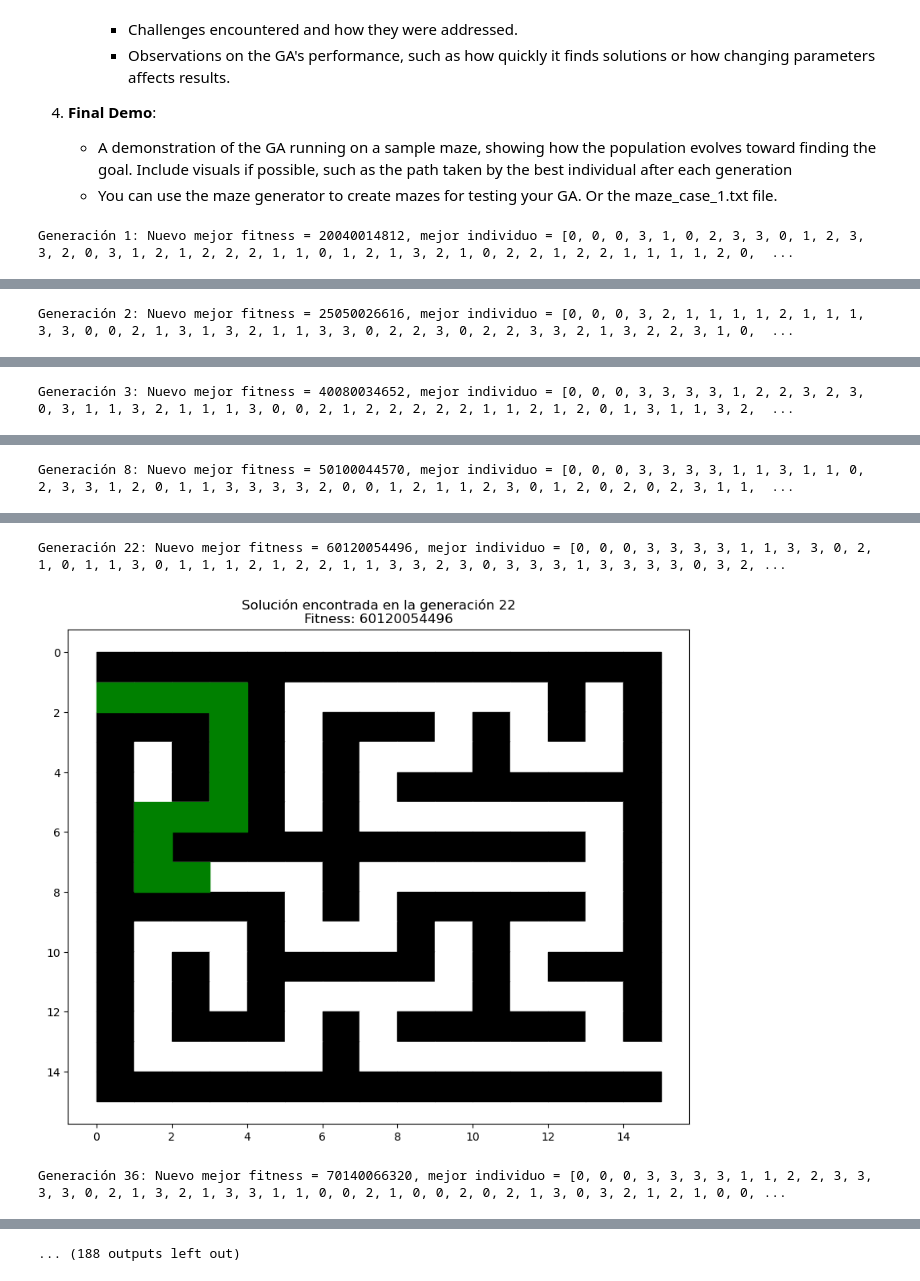
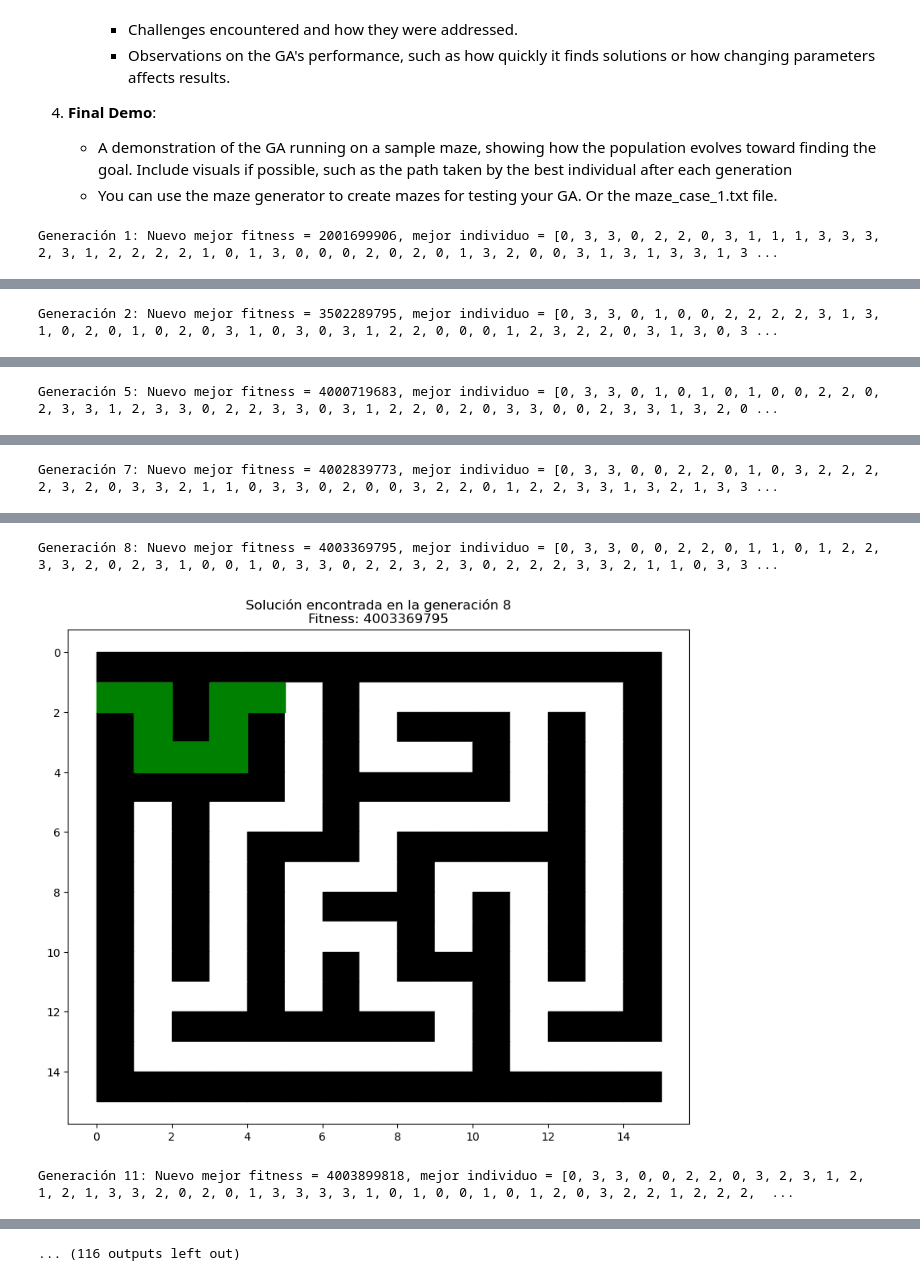
Before and after one commit to Pipeperez1305/LAB5_MOS, a Jupyter notebook: GeneticAlgorithms.ipynb, the cells around one changed output, grey strips where cells are left out. Saved outputs shown, nothing was run; the diff lists cells and outputs as text; code cells hidden in the pictures.

```diff
--- a/GeneticAlgorithms.ipynb
+++ b/GeneticAlgorithms.ipynb
@@ -1051,39 +1051,36 @@ def reward(individuo, maze, start, end):
 
         # Penalización por movimientos ilegales
         if x < 0 or y < 0 or x >= len(maze[0]) or y >= len(maze) or maze[y][x] == 1:
-            score -= 5000  # Penalización ajustada
+            score -= 500000  # Penalización ajustada
             break
 
         # Penalización por quedarse quieto
         if (y, x) == (prev_y, prev_x):
-            score -= 10000  # Penalización por no avanzar
+            score -= 1000000  # Penalización por no avanzar
 
         # Penalización por retroceder (hacer el movimiento opuesto al último)
         if last_move is not None:
             if (last_move == 0 and move == 1) or (last_move == 1 and move == 0) or \
                (last_move == 2 and move == 3) or (last_move == 3 and move == 2):
-                score -= 8000  # Penalización por retroceder
+                score -= 80000  # Penalización por retroceder
 
         last_move = move  # Actualizar el último movimiento
 
         # Recompensa por visitar nuevas celdas
         if (y, x) not in visited:
             visited.add((y, x))
-            score += 10000000
+            score += 1000000
             if maze[y][x] == 0:
-                score += 5000000000  # Recompensa adicional por visitar celdas vacías
+                score += 500000000  # Recompensa adicional por visitar celdas vacías
 
         # Penalización por visitar celdas ya visitadas
         if (y, x) in visited:
-            score -= 500
+            score -= 500000
 
-        # Recompensa por acercarse al objetivo
-        distance_to_goal = abs(x - end[0]) + abs(y - end[1])
-        score += max(0, 500 - distance_to_goal)  # Ajustado para que sea menos abrupto
 
         #Penalización por alejarse o acercarse del objetivo
         distance_to_goal = abs(x - end[0]) + abs(y - end[1])
-        score += max(0, 5000 - distance_to_goal)  # Ajustado para que sea menos abrupto
+        score += max(0, 500000 - distance_to_goal)  # Ajustado para que sea menos abrupto
 
         # Gran recompensa si se alcanza el objetivo
         if (y, x) == end:
@@ -1204,7 +1201,7 @@ def evolve(population, maze, start, end, generations=100, mutation_rate=0.1):
             next_generation.extend([child1, child2])
 
         # Mutación
-        next_generation = [mutate(ind, mutation_rate, generation, MAX_GENERACIONES) for ind in next_generation]
+        next_generation = [mutate(ind, mutation_rate, generation, 1000) for ind in next_generation]
 
         # Actualizar población
         population = next_generation
@@ -1225,10 +1222,10 @@ def evolve(population, maze, start, end, generations=100, mutation_rate=0.1):
 # Configurar parámetros del algoritmo
 start = (0, 1)  # Posición inicial (ajusta según el archivo)
 end = (len(maze)-1,len(maze)-2)  # Posición objetivo (ajusta según el archivo)
-population_size = 800
-genome_length = 200
-generations = 2000
-mutation_rate = 0.1
+population_size = 800 # Tamaño de la población
+genome_length = 150 # Longitud del genoma
+generations = 4000 # Número de generaciones
+mutation_rate = 0.1 # Tasa de mutación
 
 # Inicializar la población
 population = generate_population(population_size, genome_length)
@@ -1236,4 +1233,4 @@ population = generate_population(population_size, genome_length)
 # Ejecutar la evolución
 final_population = evolve(population, maze, start, end, generations, mutation_rate)
 # %% [output]
-Generación 1: Nuevo mejor fitness = 20040014812, mejor individuo = [0, 0, 0, 3, 1, 0, 2, 3, 3, 0, 1, 2, 3, 3, 2, 0, 3, 1, 2, 1, 2, 2, 2, 1, 1, 0, 1, 2, 1, 3, 2, 1, 0, 2, 2, 1, 2, 2, 1, 1, 1, 1, 2, 0,  ...
+Generación 1: Nuevo mejor fitness = 2001699906, mejor individuo = [0, 3, 3, 0, 2, 2, 0, 3, 1, 1, 1, 3, 3, 3, 2, 3, 1, 2, 2, 2, 2, 1, 0, 1, 3, 0, 0, 0, 2, 0, 2, 0, 1, 3, 2, 0, 0, 3, 1, 3, 1, 3, 3, 1, 3 ...
@@ -1241 +1238 @@ Generación 1: Nuevo mejor fitness = 20040014812, mejor individuo = [0, 0, 0, 3,
-Generación 2: Nuevo mejor fitness = 25050026616, mejor individuo = [0, 0, 0, 3, 2, 1, 1, 1, 1, 2, 1, 1, 1, 3, 3, 0, 0, 2, 1, 3, 1, 3, 2, 1, 1, 3, 3, 0, 2, 2, 3, 0, 2, 2, 3, 3, 2, 1, 3, 2, 2, 3, 1, 0,  ...
+Generación 2: Nuevo mejor fitness = 3502289795, mejor individuo = [0, 3, 3, 0, 1, 0, 0, 2, 2, 2, 2, 3, 1, 3, 1, 0, 2, 0, 1, 0, 2, 0, 3, 1, 0, 3, 0, 3, 1, 2, 2, 0, 0, 0, 1, 2, 3, 2, 2, 0, 3, 1, 3, 0, 3 ...
@@ -1243 +1240 @@ Generación 2: Nuevo mejor fitness = 25050026616, mejor individuo = [0, 0, 0, 3,
-Generación 3: Nuevo mejor fitness = 40080034652, mejor individuo = [0, 0, 0, 3, 3, 3, 3, 1, 2, 2, 3, 2, 3, 0, 3, 1, 1, 3, 2, 1, 1, 1, 3, 0, 0, 2, 1, 2, 2, 2, 2, 2, 1, 1, 2, 1, 2, 0, 1, 3, 1, 1, 3, 2,  ...
+Generación 5: Nuevo mejor fitness = 4000719683, mejor individuo = [0, 3, 3, 0, 1, 0, 1, 0, 1, 0, 0, 2, 2, 0, 2, 3, 3, 1, 2, 3, 3, 0, 2, 2, 3, 3, 0, 3, 1, 2, 2, 0, 2, 0, 3, 3, 0, 0, 2, 3, 3, 1, 3, 2, 0 ...
@@ -1245 +1242 @@ Generación 3: Nuevo mejor fitness = 40080034652, mejor individuo = [0, 0, 0, 3,
-Generación 8: Nuevo mejor fitness = 50100044570, mejor individuo = [0, 0, 0, 3, 3, 3, 3, 1, 1, 3, 1, 1, 0, 2, 3, 3, 1, 2, 0, 1, 1, 3, 3, 3, 3, 2, 0, 0, 1, 2, 1, 1, 2, 3, 0, 1, 2, 0, 2, 0, 2, 3, 1, 1,  ...
+Generación 7: Nuevo mejor fitness = 4002839773, mejor individuo = [0, 3, 3, 0, 0, 2, 2, 0, 1, 0, 3, 2, 2, 2, 2, 3, 2, 0, 3, 3, 2, 1, 1, 0, 3, 3, 0, 2, 0, 0, 3, 2, 2, 0, 1, 2, 2, 3, 3, 1, 3, 2, 1, 3, 3 ...
@@ -1247,3 +1244,3 @@ Generación 8: Nuevo mejor fitness = 50100044570, mejor individuo = [0, 0, 0, 3,
-Generación 22: Nuevo mejor fitness = 60120054496, mejor individuo = [0, 0, 0, 3, 3, 3, 3, 1, 1, 3, 3, 0, 2, 1, 0, 1, 1, 3, 0, 1, 1, 1, 2, 1, 2, 2, 1, 1, 3, 3, 2, 3, 0, 3, 3, 3, 1, 3, 3, 3, 3, 0, 3, 2, ...
+Generación 8: Nuevo mejor fitness = 4003369795, mejor individuo = [0, 3, 3, 0, 0, 2, 2, 0, 1, 1, 0, 1, 2, 2, 3, 3, 2, 0, 2, 3, 1, 0, 0, 1, 0, 3, 3, 0, 2, 2, 3, 2, 3, 0, 2, 2, 2, 3, 3, 2, 1, 1, 0, 3, 3 ...
-[figure, old version]
+[figure, new version]
-Generación 36: Nuevo mejor fitness = 70140066320, mejor individuo = [0, 0, 0, 3, 3, 3, 3, 1, 1, 2, 2, 3, 3, 3, 3, 0, 2, 1, 3, 2, 1, 3, 3, 1, 1, 0, 0, 2, 1, 0, 0, 2, 0, 2, 1, 3, 0, 3, 2, 1, 2, 1, 0, 0, ...
+Generación 11: Nuevo mejor fitness = 4003899818, mejor individuo = [0, 3, 3, 0, 0, 2, 2, 0, 3, 2, 3, 1, 2, 1, 2, 1, 3, 3, 2, 0, 2, 0, 1, 3, 3, 3, 3, 1, 0, 1, 0, 0, 1, 0, 1, 2, 0, 3, 2, 2, 1, 2, 2, 2,  ...
@@ -1251 +1248 @@ Generación 36: Nuevo mejor fitness = 70140066320, mejor individuo = [0, 0, 0, 3
-... (188 outputs left out)
+... (116 outputs left out)
```
Also changed, not shown: parts of 2 cells of this notebook, 1 other file.
